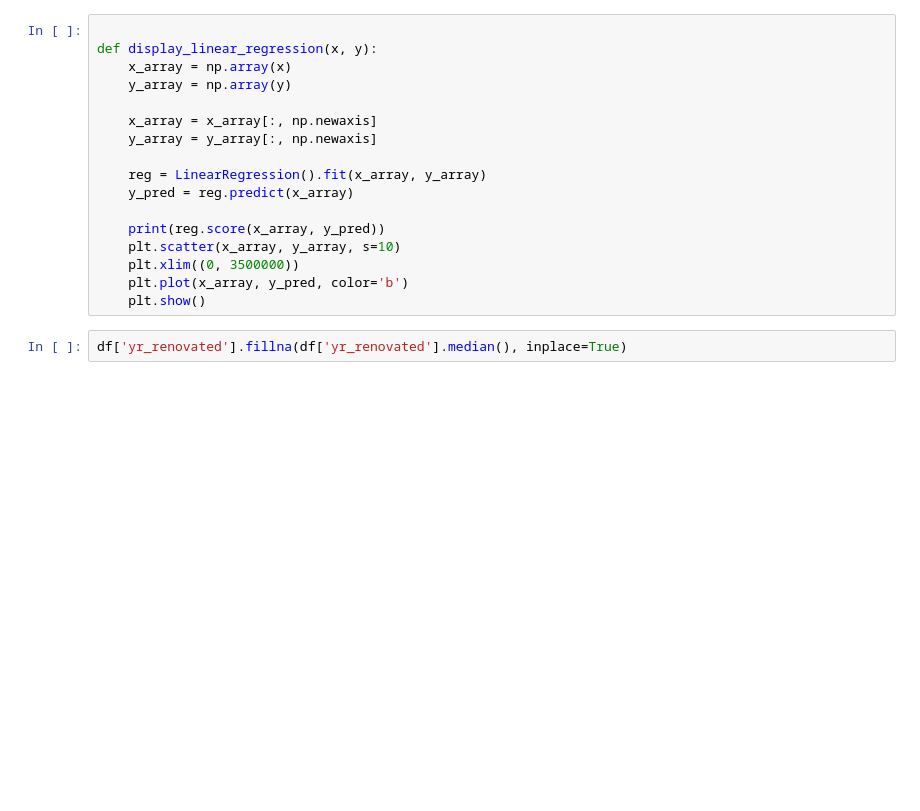
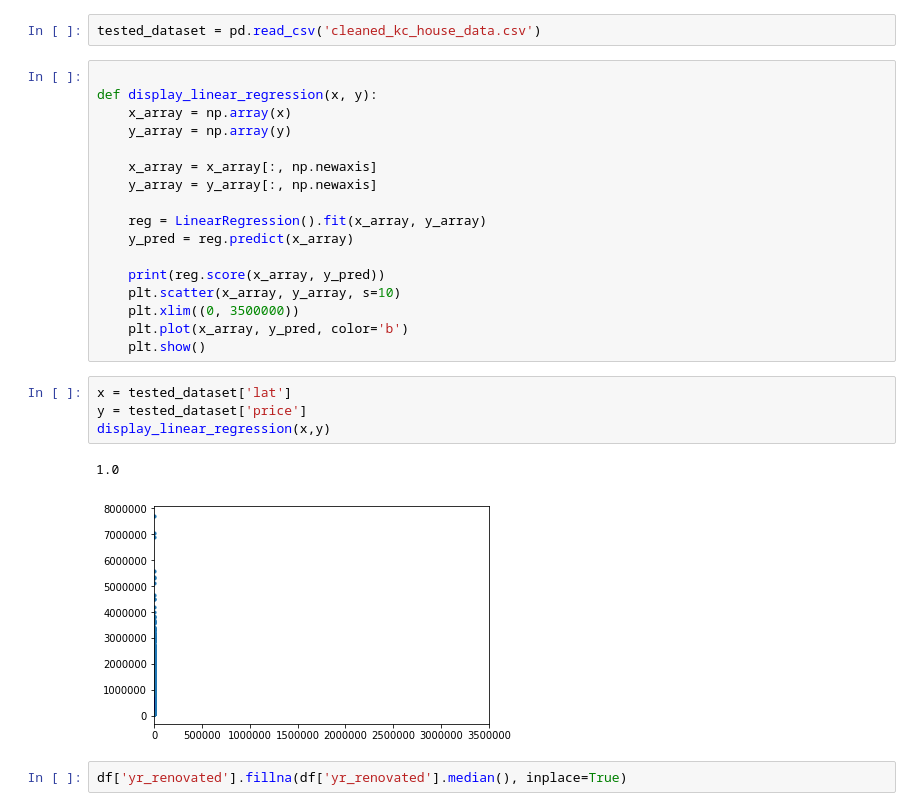
Before and after one commit to harrisonhardin/houston-ds-042219-mod1-project, a Jupyter notebook: shittyinitialregression.ipynb, the cells around one changed output. Drawn from its saved outputs; the diff is of its cells as text; blank space fills up the shorter version.

```diff
--- a/shittyinitialregression.ipynb
+++ b/shittyinitialregression.ipynb
@@ -21,3 +22,5 @@ import seaborn as sns
+# %%
+tested_dataset = pd.read_csv('cleaned_kc_house_data.csv')
 # %%
 
 def display_linear_regression(x, y):
@@ -35,6 +38,13 @@ def display_linear_regression(x, y):
     plt.xlim((0, 3500000))
     plt.plot(x_array, y_pred, color='b')
     plt.show()
+# %%
+x = tested_dataset['lat']
+y = tested_dataset['price']
+display_linear_regression(x,y)
+# %% [output]
+1.0
+[figure, added]
 # %%
 df['yr_renovated'].fillna(df['yr_renovated'].median(), inplace=True)
 # %%
```
Also changed, not shown: parts of 2 cells of this notebook, 6 other files.
